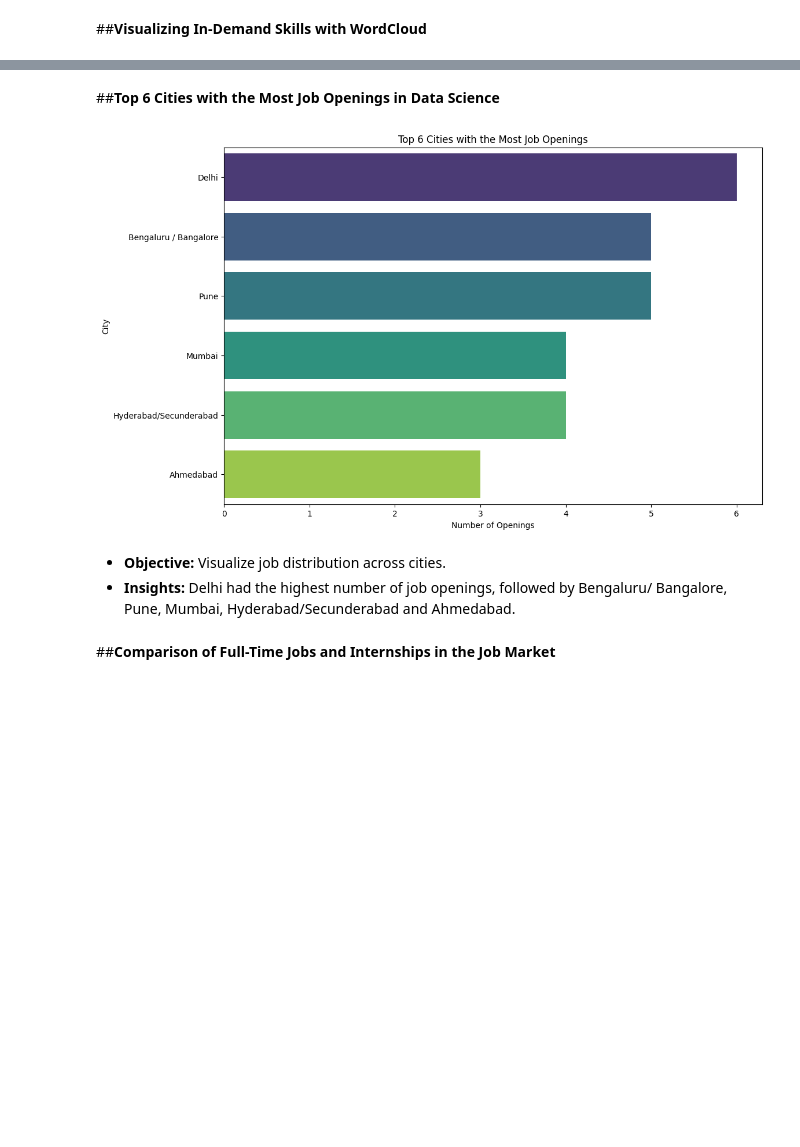
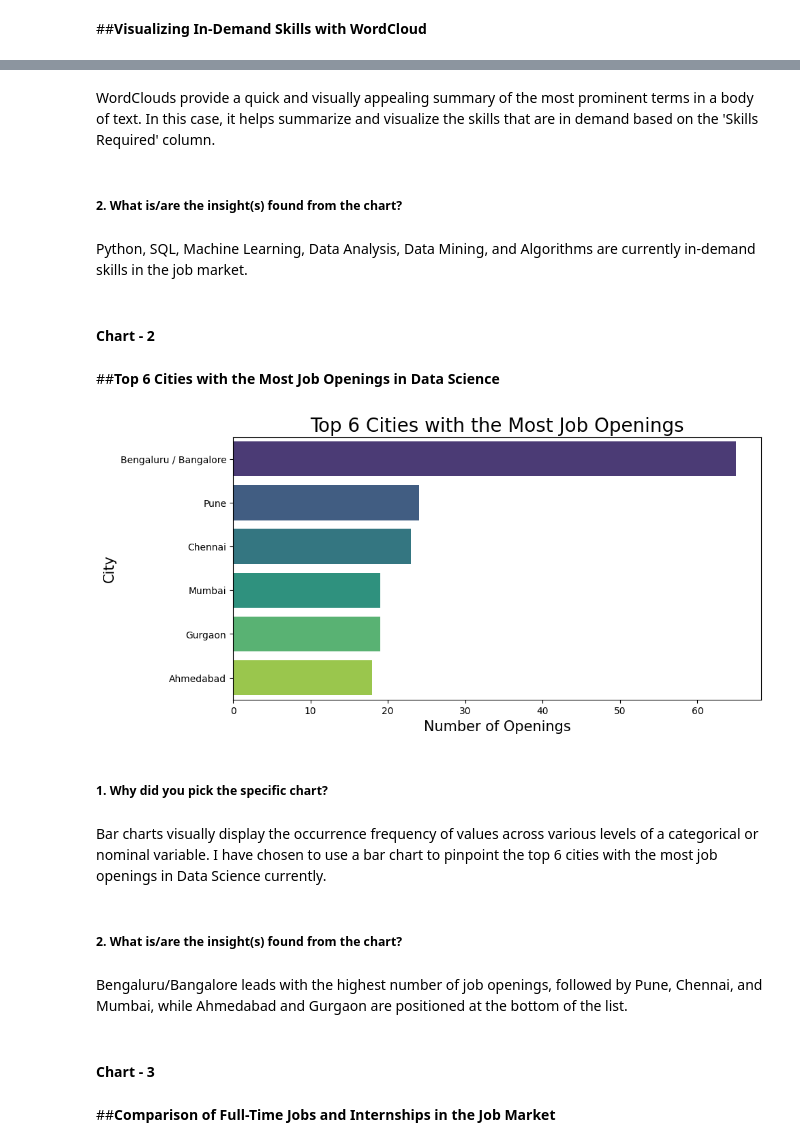
Before and after one commit to rohitpaul09/Web-Scraping-Data-Science-Job-Listings, a Jupyter notebook: Web_Scraping_Job_Listings.ipynb, the cells around one changed output, grey strips where cells are left out. Saved outputs shown, nothing was run; the diff lists cells and outputs as text; code cells hidden in the pictures; blank space fills up the shorter version.

```diff
--- a/Web_Scraping_Job_Listings.ipynb
+++ b/Web_Scraping_Job_Listings.ipynb
@@ -138,0 +260,13 @@ Scraped Data from Multiple Pages:
+# %%
+# Show Dataset Rows & Columns count Before Removing Duplicates
+print('Shape Before Removing Duplicates:')
+print('Scraped Dataset Rows count:',df.shape[0])
+print('Scraped Dataset Columns count:',df.shape[1])
+
+# Remove duplicates
+df.drop_duplicates(inplace=True)
+
+# Show Dataset Rows & Columns count After Removing Duplicates
+print('Shape After Removing Duplicates:')
+print('Scraped Dataset Rows count:',df.shape[0])
+print('Scraped Dataset Columns count:',df.shape[1])
@@ -138,0 +280,16 @@ Scraped Data from Multiple Pages:
+# %%
+# Show Dataset Rows & Columns count Before Removing Missing Values
+print('Shape Before Removing Missing Values:')
+print('Scraped Dataset Rows count:',df.shape[0])
+print('Scraped Dataset Columns count:',df.shape[1],end='\n\n')
+
+# Replace empty strings with NaN in the 'Location' column
+df['Location'].replace('', pd.NA, inplace=True)
+
+# Drop rows with null values in the 'Location' column
+df.dropna(subset=['Location'], inplace=True)
+
+# Show Dataset Rows & Columns count After Removing Missing Values
+print('Shape After Removing Missing Values:')
+print('Scraped Dataset Rows count:',df.shape[0])
+print('Scraped Dataset Columns count:',df.shape[1])
@@ -170,39 +377,50 @@ plt.show()
+# %% [markdown]
+WordClouds provide a quick and visually appealing summary of the most prominent terms in a body of text. In this case, it helps summarize and visualize the skills that are in demand based on the 'Skills Required' column.
+# %% [markdown]
+##### 2. What is/are the insight(s) found from the chart?
+# %% [markdown]
+Python, SQL, Machine Learning, Data Analysis, Data Mining, and Algorithms are currently in-demand skills in the job market.
+# %% [markdown]
+#### Chart - 2
 # %% [markdown]
 ##**Top 6 Cities with the Most Job Openings in Data Science**
 # %%
-import pandas as pd
-import matplotlib.pyplot as plt
-import seaborn as sns
-
 # Split the multiple city names in each row
-cities = df['Location'].apply(lambda x: x if pd.isnull(x) else x.split(','))
+cities = df['Location'].apply(lambda x: x.split(','))
 
 # Flatten the list of cities
-flat_cities = [city.strip() for sublist in cities.dropna() for city in sublist]
+flat_cities = [city.strip() for sublist in cities for city in sublist]
 
 # Create a DataFrame to count occurrences of each city
 city_counts = pd.Series(flat_cities).value_counts().reset_index()
 city_counts.columns = ['City', 'Count']
 
 # Filter for the top 6 cities
 top_6_cities = city_counts.head(6)
 
 # Plot the bar chart
-plt.figure(figsize=(12, 8))
+plt.figure(figsize=(10, 5))
 sns.barplot(x='Count', y='City', data=top_6_cities, palette='viridis')
 
 # Set labels and title
-plt.xlabel('Number of Openings')
-plt.ylabel('City')
-plt.title('Top 6 Cities with the Most Job Openings')
+plt.xlabel('Number of Openings',fontsize=15)
+plt.ylabel('City',fontsize=15)
+plt.title('Top 6 Cities with the Most Job Openings',fontsize=20)
 
 # Show the plot
 plt.show()
 # %% [output]
-[figure, old version]
+[figure, new version]
-# %% [markdown]
-   - **Objective:** Visualize job distribution across cities.
-   - **Insights:** Delhi had the highest number of job openings, followed by Bengaluru/ Bangalore, Pune, Mumbai, Hyderabad/Secunderabad and Ahmedabad.
+# %% [markdown]
+##### 1. Why did you pick the specific chart?
+# %% [markdown]
+Bar charts visually display the occurrence frequency of values across various levels of a categorical or nominal variable. I have chosen to use a bar chart to pinpoint the top 6 cities with the most job openings in Data Science currently.
+# %% [markdown]
+##### 2. What is/are the insight(s) found from the chart?
+# %% [markdown]
+Bengaluru/Bangalore leads with the highest number of job openings, followed by Pune, Chennai, and Mumbai, while Ahmedabad and Gurgaon are positioned at the bottom of the list.
+# %% [markdown]
+#### Chart - 3
 # %% [markdown]
 ##**Comparison of Full-Time Jobs and Internships in the Job Market**
 # %%
```
Also changed, not shown: parts of 88 cells of this notebook.
